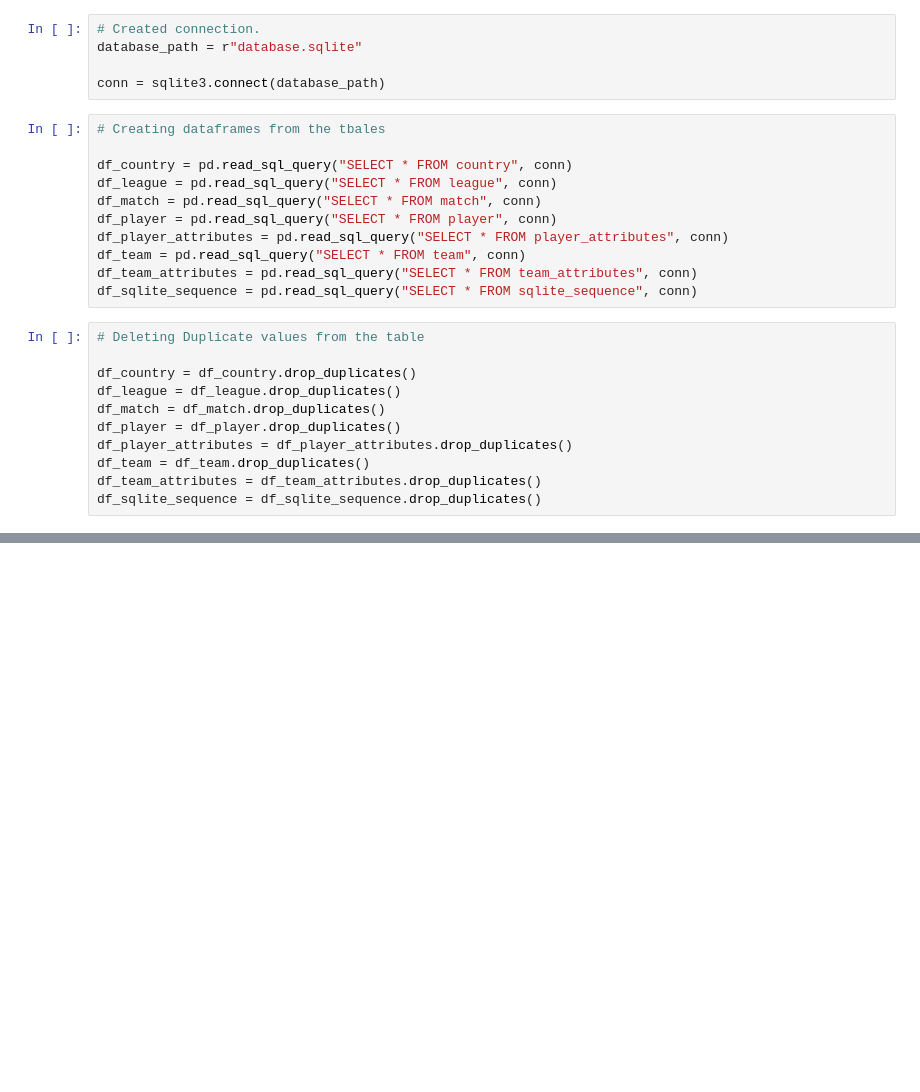
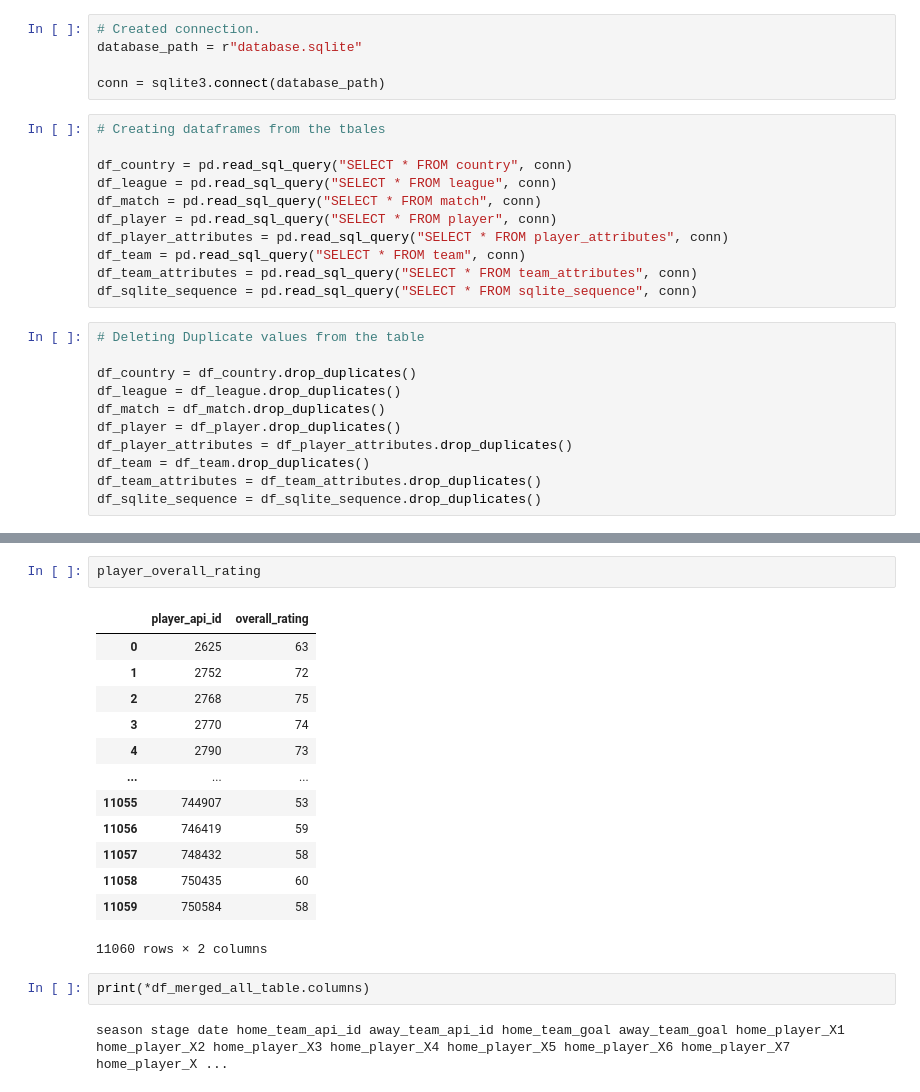
Before and after one commit to ravi7522/Football-Prediction, a Jupyter notebook: data_preprocessing_table_merge.ipynb, the cells around one changed output, grey strips where cells are left out. Drawn from its saved outputs; the diff is of its cells as text; blank space fills up the shorter version.

```diff
--- a/data_preprocessing_table_merge.ipynb
+++ b/data_preprocessing_table_merge.ipynb
@@ -97,0 +133,20 @@ season stage date home_team_goal away_team_goal home_player_X1 home_player_X2 ho
+# %%
+player_overall_rating
+# %% [output]
+|  | player_api_id | overall_rating |
+| 0 | 2625 | 63 |
+| 1 | 2752 | 72 |
+| 2 | 2768 | 75 |
+| 3 | 2770 | 74 |
+| 4 | 2790 | 73 |
+| ... | ... | ... |
+| 11055 | 744907 | 53 |
+| 11056 | 746419 | 59 |
+| 11057 | 748432 | 58 |
+| 11058 | 750435 | 60 |
+| 11059 | 750584 | 58 |
+11060 rows × 2 columns
+# %%
+print(*df_merged_all_table.columns)
+# %% [output]
+season stage date home_team_api_id away_team_api_id home_team_goal away_team_goal home_player_X1 home_player_X2 home_player_X3 home_player_X4 home_player_X5 home_player_X6 home_player_X7 home_player_X ...
```
Also changed, not shown: parts of 23 cells of this notebook, 2 other files.
